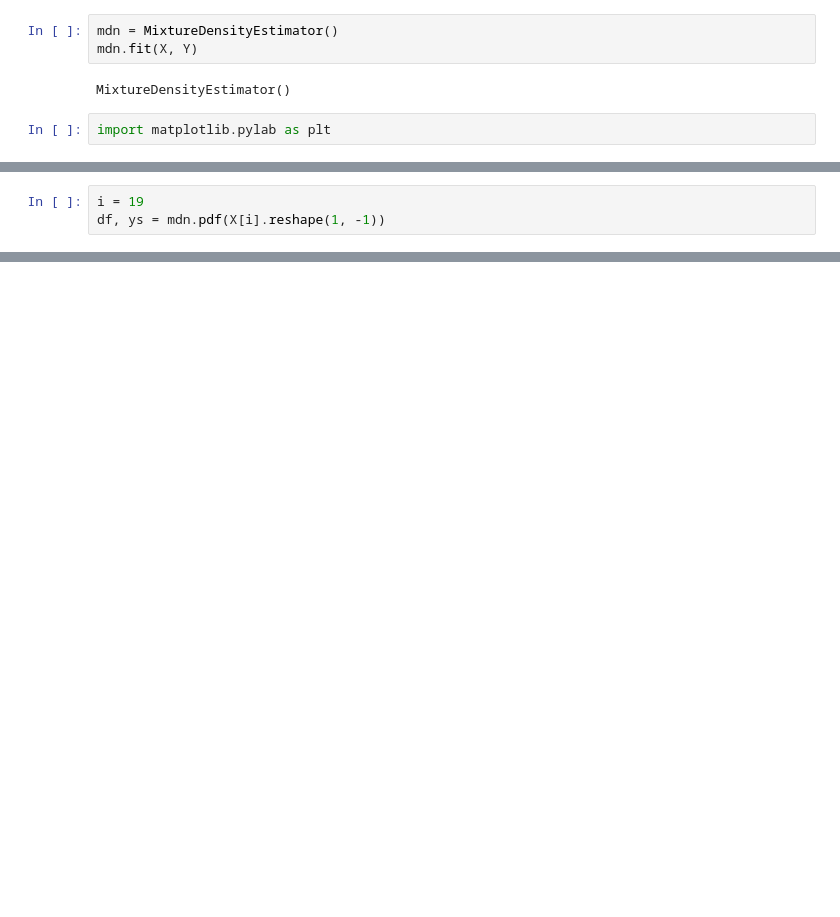
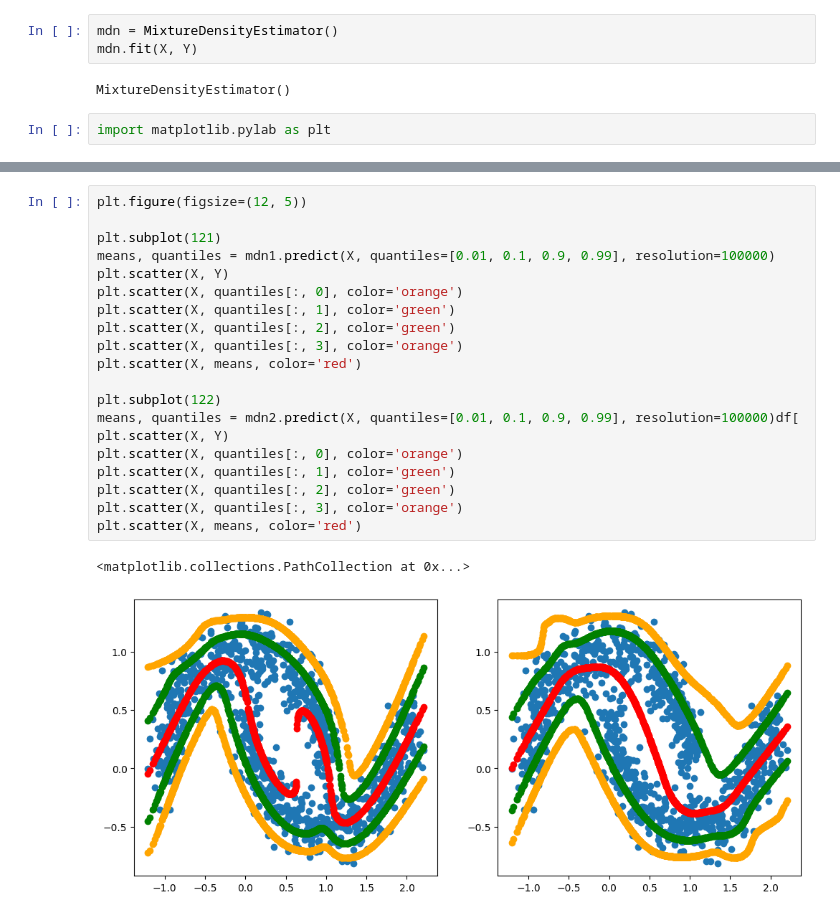
Before and after one commit to koaning/scikit-mdn, a Jupyter notebook: mdn.ipynb, the cells around one changed output, grey strips where cells are left out. Drawn from its saved outputs; the diff is of its cells as text; blank space fills up the shorter version.

```diff
--- a/mdn.ipynb
+++ b/mdn.ipynb
@@ -27,4 +33 @@ pi, mu, sigma = mdn.forward(X)
-# %%
-i = 19
-df, ys = mdn.pdf(X[i].reshape(1, -1))
 # %%
@@ -58,0 +86,23 @@ plt.scatter(X, var01)
+# %%
+plt.figure(figsize=(12, 5))
+
+plt.subplot(121)
+means, quantiles = mdn1.predict(X, quantiles=[0.01, 0.1, 0.9, 0.99], resolution=100000)
+plt.scatter(X, Y)
+plt.scatter(X, quantiles[:, 0], color='orange')
+plt.scatter(X, quantiles[:, 1], color='green')
+plt.scatter(X, quantiles[:, 2], color='green')
+plt.scatter(X, quantiles[:, 3], color='orange')
+plt.scatter(X, means, color='red')
+
+plt.subplot(122)
+means, quantiles = mdn2.predict(X, quantiles=[0.01, 0.1, 0.9, 0.99], resolution=100000)df[
+plt.scatter(X, Y)
+plt.scatter(X, quantiles[:, 0], color='orange')
+plt.scatter(X, quantiles[:, 1], color='green')
+plt.scatter(X, quantiles[:, 2], color='green')
+plt.scatter(X, quantiles[:, 3], color='orange')
+plt.scatter(X, means, color='red')
+# %% [output]
+<matplotlib.collections.PathCollection at 0x...>
+[figure, added]
```
Also changed, not shown: parts of 10 cells of this notebook, 3 other files.
